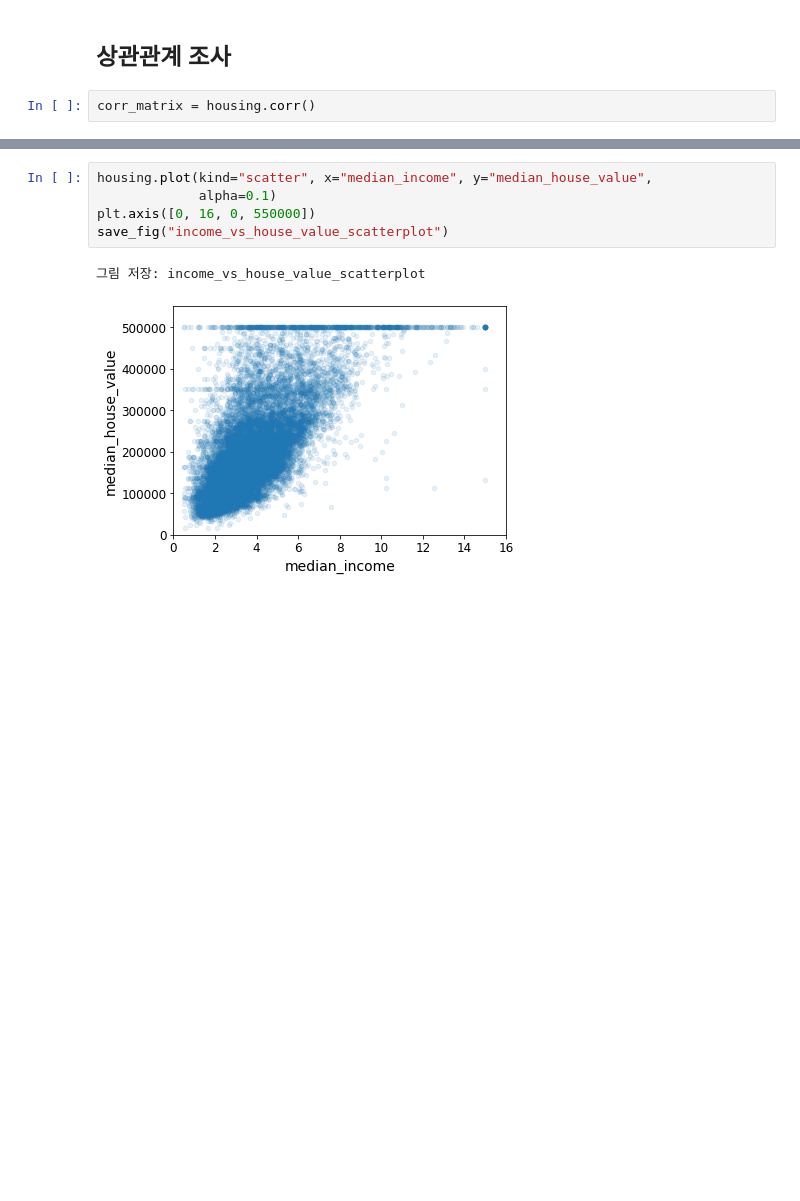
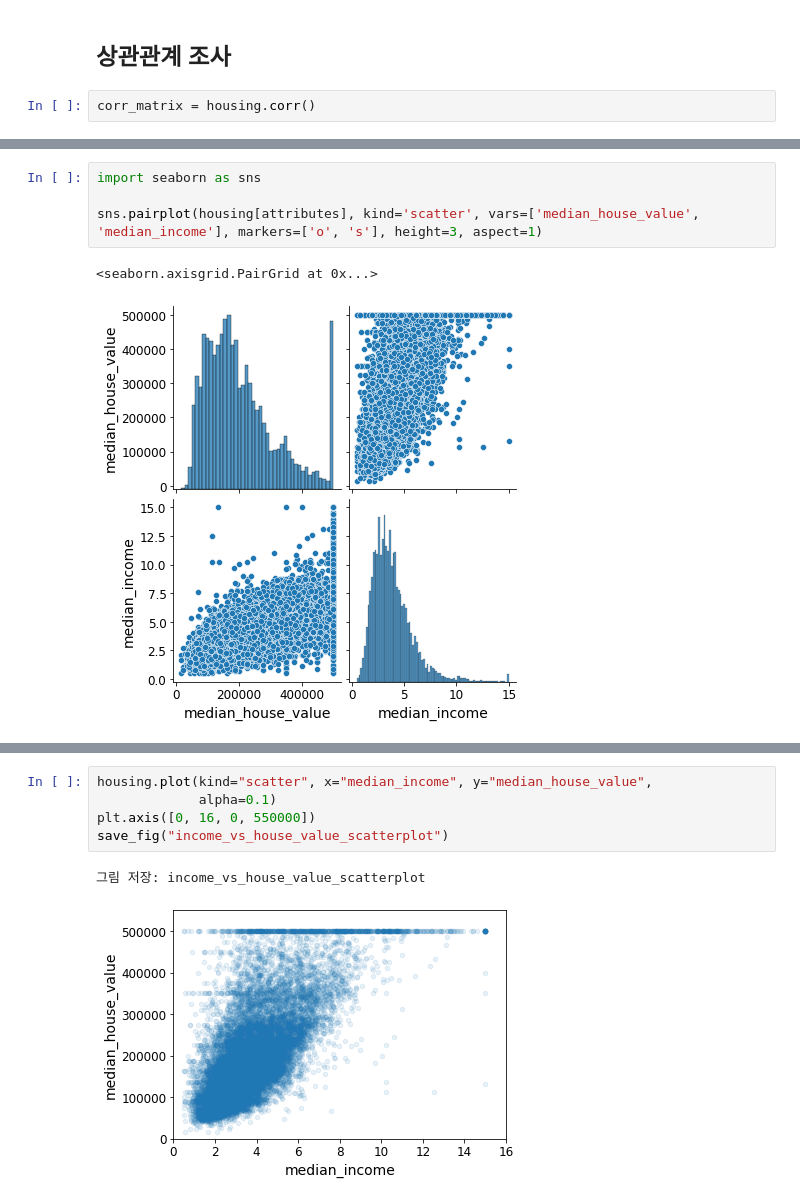
Before and after one commit to fasthill/Hands_on_ML2, a Jupyter notebook: 02_end_to_end_machine_learning_project.ipynb, the cells around one changed output, grey strips where cells are left out. Saved outputs shown, nothing was run; the diff lists cells and outputs as text; blank space fills up the shorter version.

```diff
--- a/02_end_to_end_machine_learning_project.ipynb
+++ b/02_end_to_end_machine_learning_project.ipynb
@@ -438,3 +455,10 @@ Name: median_house_value, dtype: float64
+# %%
+import seaborn as sns
+
+sns.pairplot(housing[attributes], kind='scatter', vars=['median_house_value', 'median_income'], markers=['o', 's'], height=3, aspect=1)
+# %% [output]
+<seaborn.axisgrid.PairGrid at 0x...>
+[figure, added]
 # %%
 # from pandas.tools.plotting import scatter_matrix # 옛날 버전의 판다스에서는
 from pandas.plotting import scatter_matrix
```
Also changed, not shown: parts of 7 cells of this notebook.
